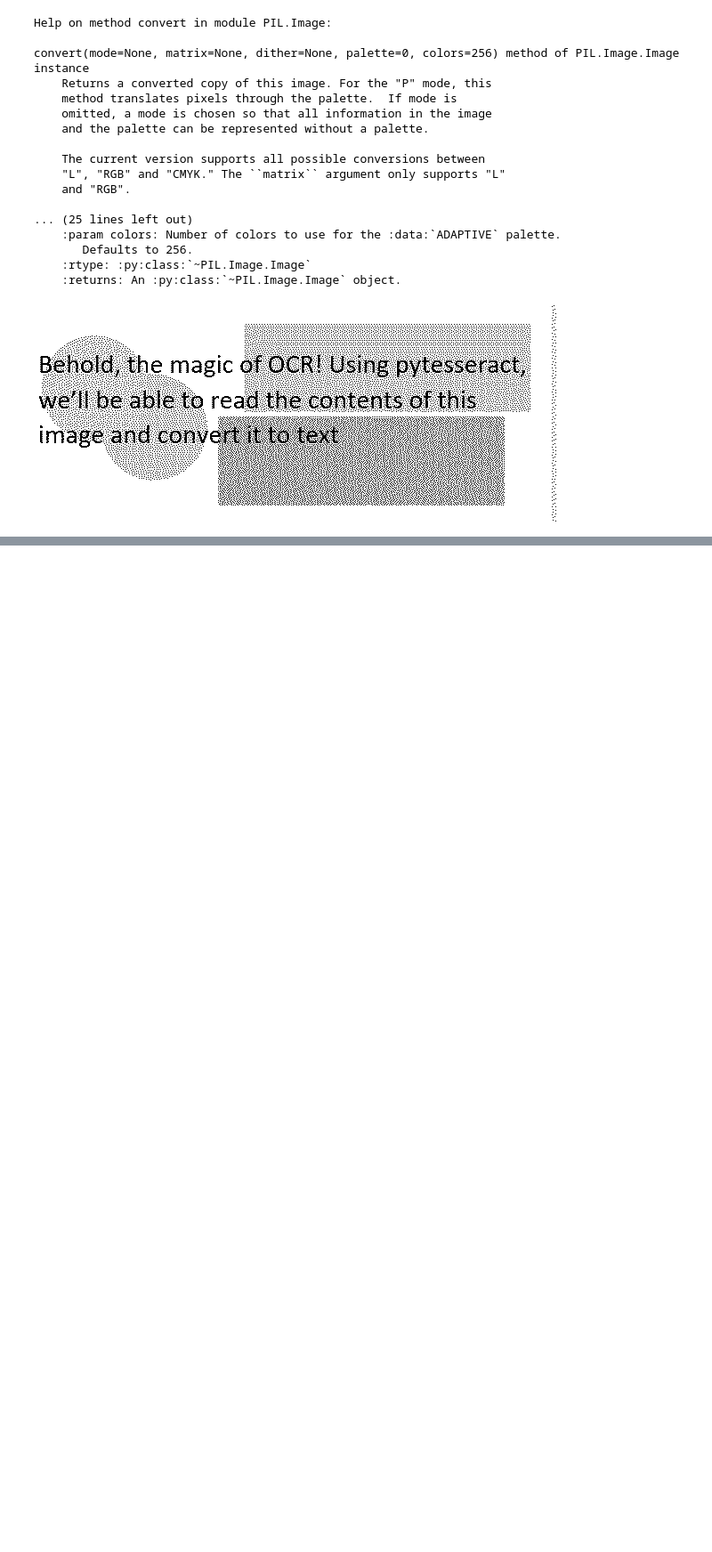
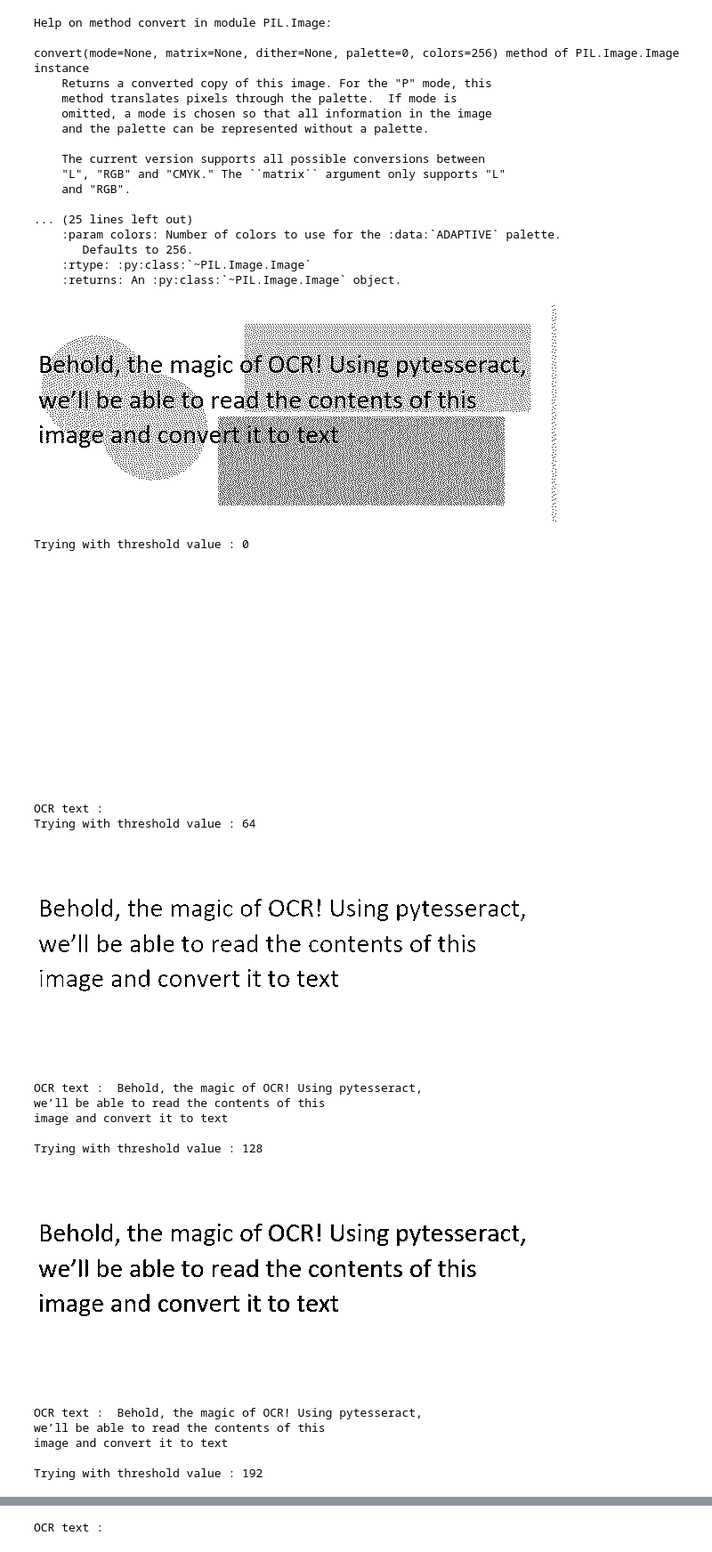
Before and after one commit to DietzscheNostoevsky/Learning-Python, a Jupyter notebook: UoM_Specializations/P3_C5_Python Projectpillow tesseract and opencv/week_2.ipynb, the cells around one changed output, grey strips where cells are left out. Shown: that part at 89% size. Drawn from its saved outputs; the diff is of its cells as text; code cells hidden in the pictures; blank space fills up the shorter version.

Commit message:
OCR with binarization

```diff
--- a/UoM_Specializations/P3_C5_Python Projectpillow tesseract and opencv/week_2.ipynb
+++ b/UoM_Specializations/P3_C5_Python Projectpillow tesseract and opencv/week_2.ipynb
@@ -266,3 +266,31 @@ def binarize(image_to_binarize, threshold):
             else :
                 output_image.putpixel((x,y), 255) # 8 bit image ?
     return output_image
+# %%
+# cecking binarization functionm
+
+# create a range of threhhold
+
+for thresh in  range(0,257,64): # would generate 5 differnt threshold values
+    print(f'Trying with threshold value : {thresh} ')
+
+    display(binarize(Image.open('Files/home/jovyan/work/readonly/Noisy_OCR.PNG'), thresh)) # better to first cache the image to avoid reading it from disk
+    print('OCR text : ' , pytesseract.image_to_string(
+        binarize(Image.open('Files/home/jovyan/work/readonly/Noisy_OCR.PNG'), thresh)))
+# %% [output]
+Trying with threshold value : 0
+[figure, added]
+OCR text :
+Trying with threshold value : 64
+[figure, added]
+OCR text :  Behold, the magic of OCR! Using pytesseract,
+we’ll be able to read the contents of this
+image and convert it to text
+
+Trying with threshold value : 128
+[figure, added]
+OCR text :  Behold, the magic of OCR! Using pytesseract,
+we’ll be able to read the contents of this
+image and convert it to text
+
+Trying with threshold value : 192
@@ -268,0 +307 @@ def binarize(image_to_binarize, threshold):
+OCR text :
```
Also changed, not shown: parts of 3 cells of this notebook.
